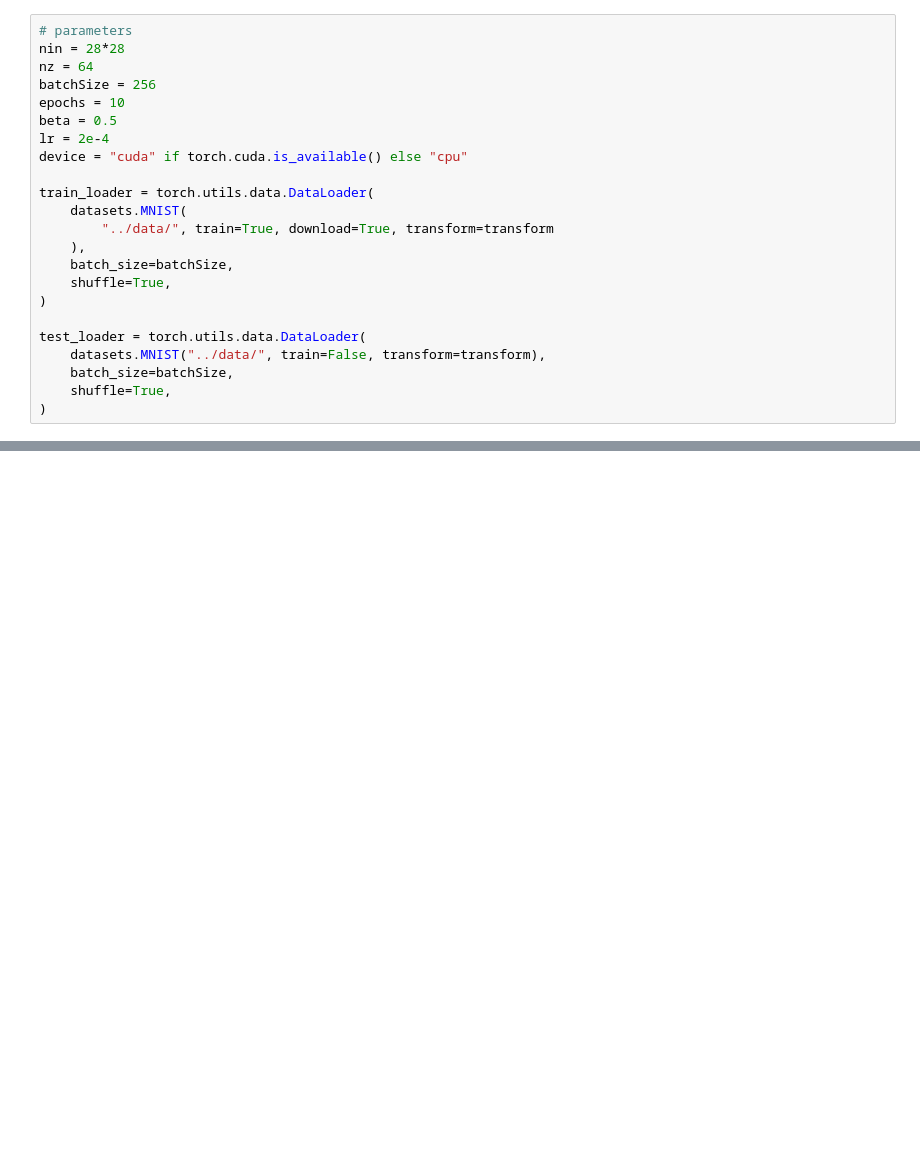
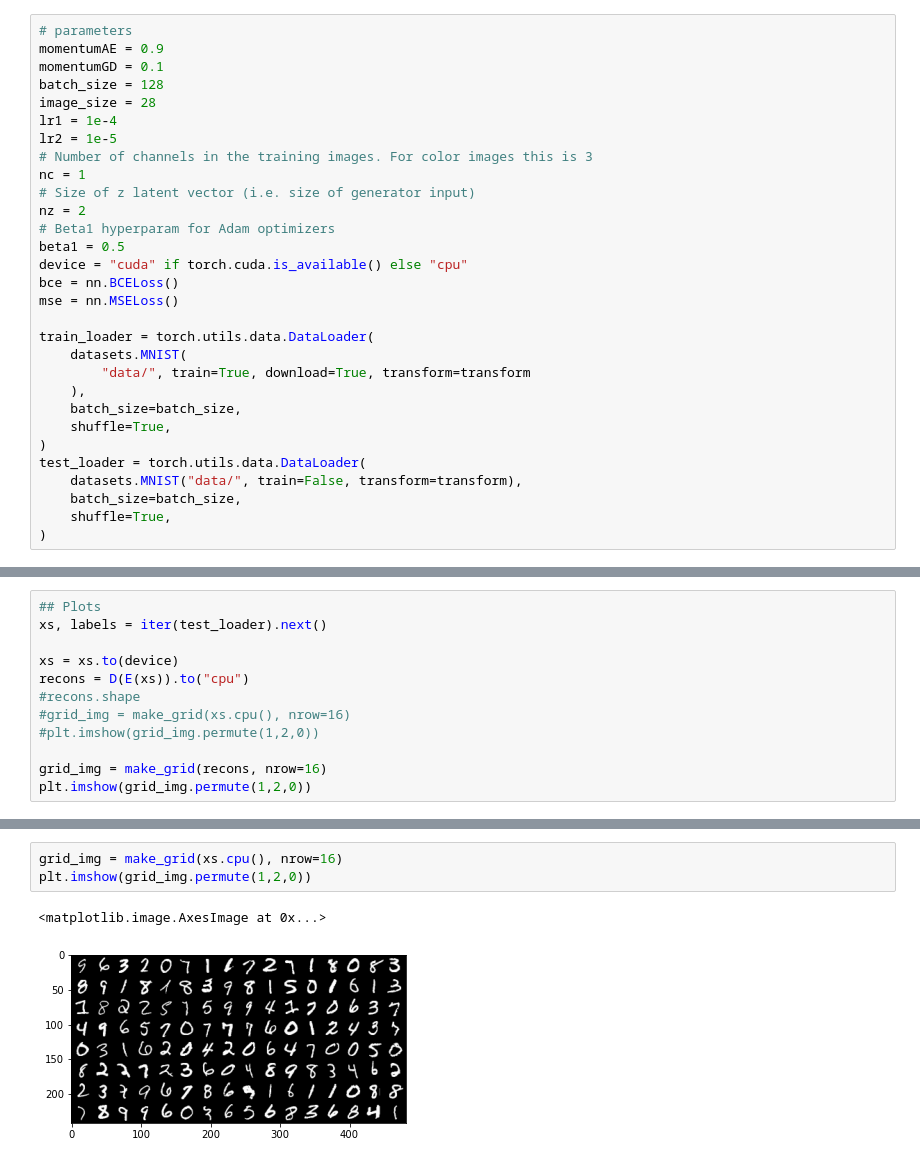
Before and after one commit to zelhar/MPGVAE, a Jupyter notebook: aae.ipynb, the cells around one changed output, grey strips where cells are left out. Drawn from its saved outputs; the diff is of its cells as text; blank space fills up the shorter version.

```diff
--- a/aae.ipynb
+++ b/aae.ipynb
@@ -115,23 +186,30 @@ class Decoder(nn.Module):
 # %%
 # parameters
-nin = 28*28
-nz = 64
-batchSize = 256
-epochs = 10
-beta = 0.5
-lr = 2e-4
+momentumAE = 0.9
+momentumGD = 0.1
+batch_size = 128
+image_size = 28
+lr1 = 1e-4
+lr2 = 1e-5
+# Number of channels in the training images. For color images this is 3
+nc = 1
+# Size of z latent vector (i.e. size of generator input)
+nz = 2
+# Beta1 hyperparam for Adam optimizers
+beta1 = 0.5
 device = "cuda" if torch.cuda.is_available() else "cpu"
+bce = nn.BCELoss()
+mse = nn.MSELoss()
 
 train_loader = torch.utils.data.DataLoader(
     datasets.MNIST(
-        "../data/", train=True, download=True, transform=transform
+        "data/", train=True, download=True, transform=transform
     ),
-    batch_size=batchSize,
+    batch_size=batch_size,
     shuffle=True,
 )
-
 test_loader = torch.utils.data.DataLoader(
-    datasets.MNIST("../data/", train=False, transform=transform),
-    batch_size=batchSize,
+    datasets.MNIST("data/", train=False, transform=transform),
+    batch_size=batch_size,
     shuffle=True,
 )
@@ -242,0 +330,12 @@ train(10, 15)
+# %%
+## Plots
+xs, labels = iter(test_loader).next()
+
+xs = xs.to(device)
+recons = D(E(xs)).to("cpu")
+#recons.shape
+#grid_img = make_grid(xs.cpu(), nrow=16)
+#plt.imshow(grid_img.permute(1,2,0))
+
+grid_img = make_grid(recons, nrow=16)
+plt.imshow(grid_img.permute(1,2,0))
@@ -242,0 +345,6 @@ train(10, 15)
+# %%
+grid_img = make_grid(xs.cpu(), nrow=16)
+plt.imshow(grid_img.permute(1,2,0))
+# %% [output]
+<matplotlib.image.AxesImage at 0x...>
+[figure, added]
```
Also changed, not shown: parts of 18 cells of this notebook.
